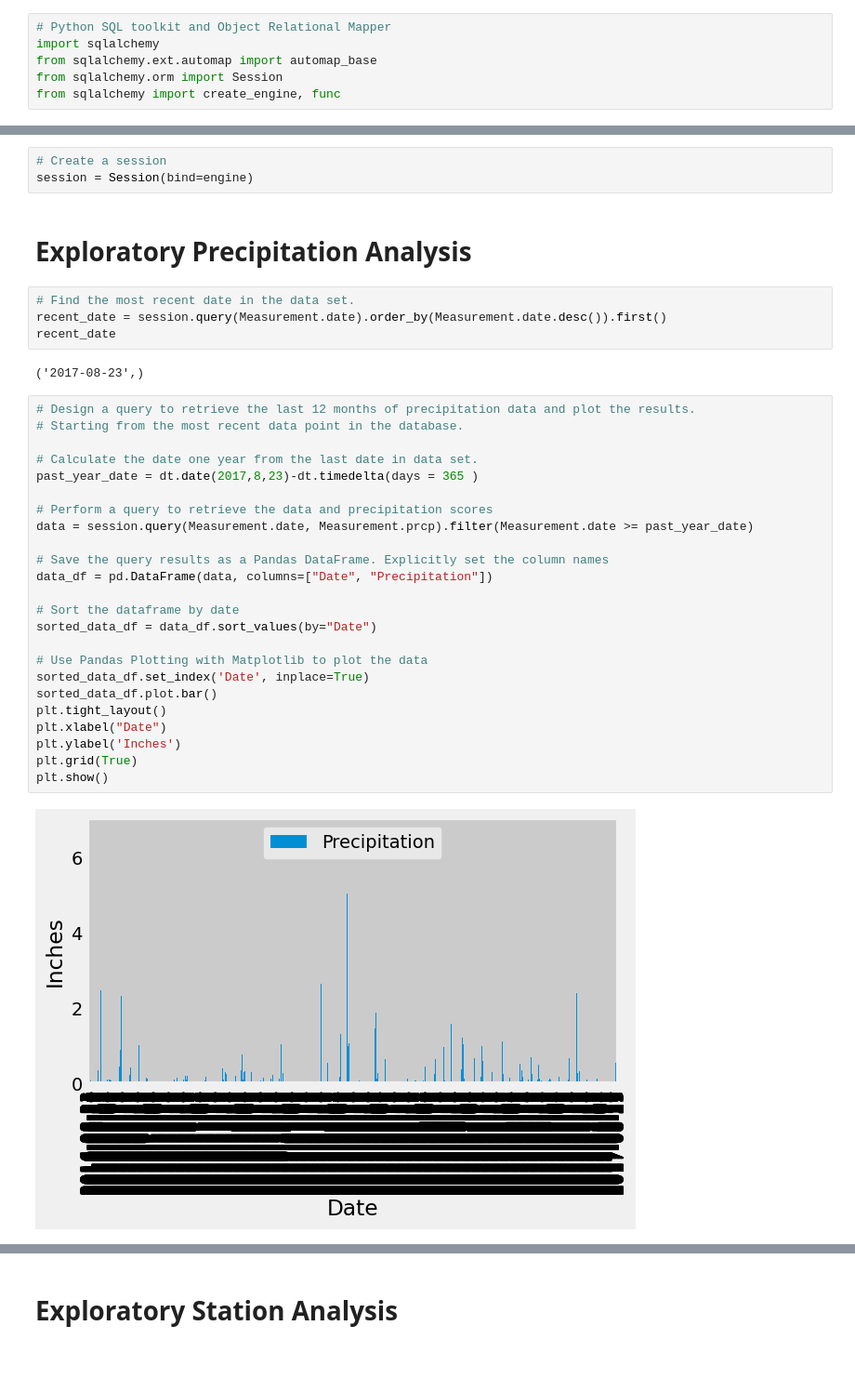
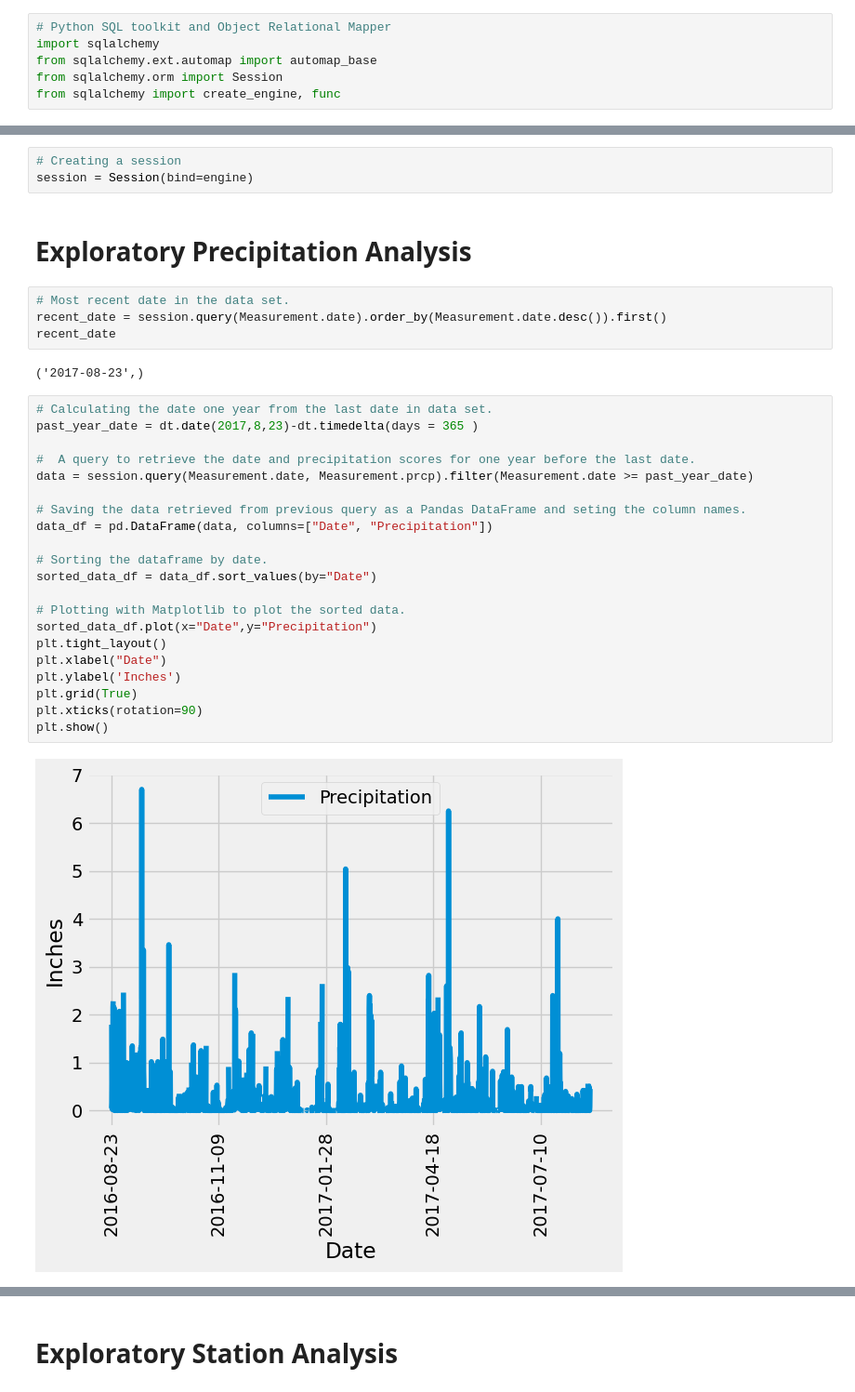
Before and after one commit to BinodGaihre/sqlalchemy-challenge, a Jupyter notebook: Surfs_Up/climate.ipynb, the cells around one changed output, grey strips where cells are left out. Shown at 93% size. Drawn from its saved outputs; the diff is of its cells as text; blank space fills up the shorter version.

```diff
--- a/Surfs_Up/climate.ipynb
+++ b/Surfs_Up/climate.ipynb
@@ -35,40 +34,37 @@ Base.classes.keys()
 Measurement = Base.classes.measurement
 Station = Base.classes.station
 # %%
-# Create a session
+# Creating a session
 session = Session(bind=engine)
 # %% [markdown]
 # Exploratory Precipitation Analysis
 # %%
-# Find the most recent date in the data set.
+# Most recent date in the data set.
 recent_date = session.query(Measurement.date).order_by(Measurement.date.desc()).first()
 recent_date
 # %% [output]
 ('2017-08-23',)
 # %%
-# Design a query to retrieve the last 12 months of precipitation data and plot the results.
-# Starting from the most recent data point in the database.
-
-# Calculate the date one year from the last date in data set.
+# Calculating the date one year from the last date in data set.
 past_year_date = dt.date(2017,8,23)-dt.timedelta(days = 365 )
 
-# Perform a query to retrieve the data and precipitation scores
+#  A query to retrieve the date and precipitation scores for one year before the last date.
 data = session.query(Measurement.date, Measurement.prcp).filter(Measurement.date >= past_year_date)
 
-# Save the query results as a Pandas DataFrame. Explicitly set the column names
+# Saving the data retrieved from previous query as a Pandas DataFrame and seting the column names.
 data_df = pd.DataFrame(data, columns=["Date", "Precipitation"])
 
-# Sort the dataframe by date
+# Sorting the dataframe by date.
 sorted_data_df = data_df.sort_values(by="Date")
 
-# Use Pandas Plotting with Matplotlib to plot the data
-sorted_data_df.set_index('Date', inplace=True)
-sorted_data_df.plot.bar()
+# Plotting with Matplotlib to plot the sorted data.
+sorted_data_df.plot(x="Date",y="Precipitation")
 plt.tight_layout()
 plt.xlabel("Date")
 plt.ylabel('Inches')
 plt.grid(True)
+plt.xticks(rotation=90)
 plt.show()
 # %% [output]
-[figure, old version]
+[figure, new version]
 # %%
```
Also changed, not shown: parts of 11 cells of this notebook.
